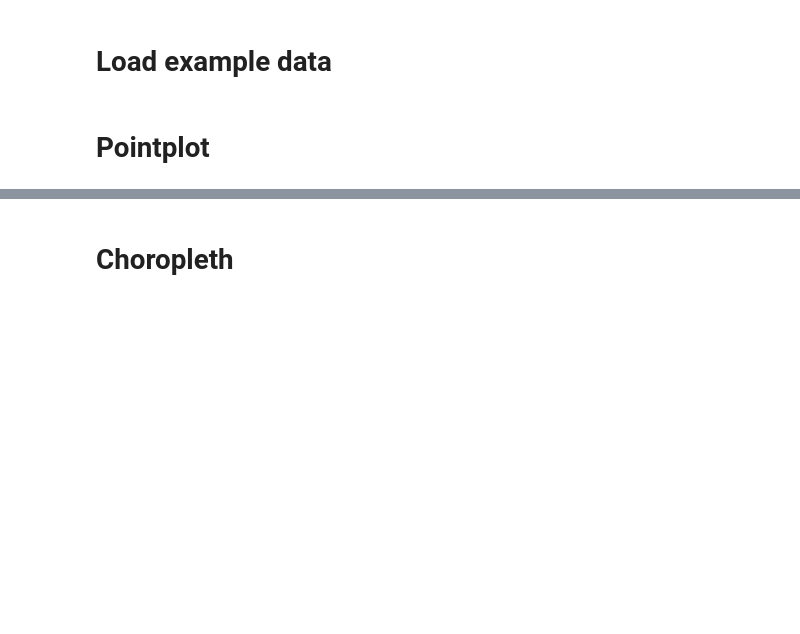
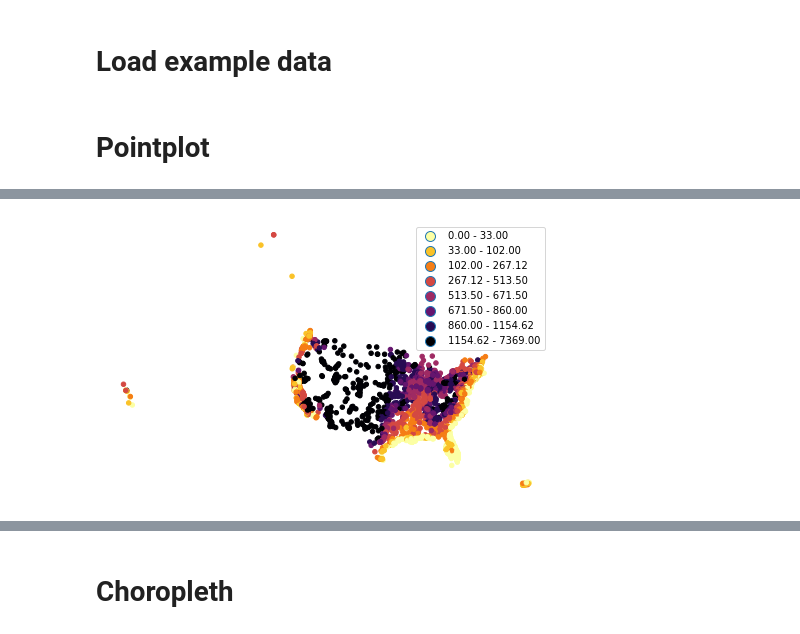
Before and after one commit to ResidentMario/geoplot, a Jupyter notebook: notebooks/generate-api-reference-images.ipynb, the cells around one changed output, grey strips where cells are left out. Saved outputs shown, nothing was run; the diff lists cells and outputs as text; code cells hidden in the pictures; blank space fills up the shorter version.

```diff
--- a/notebooks/generate-api-reference-images.ipynb
+++ b/notebooks/generate-api-reference-images.ipynb
@@ -66,4 +56,10 @@ plt.savefig('../figures/pointplot/pointplot-legend.png', **savefig_kwargs)
 # %%
-gplt.pointplot(cities, projection=gcrs.AlbersEqualArea(), hue='ELEV_IN_FT', legend=True, legend_labels=list('ABCDE'))
-plt.savefig('../figures/pointplot/pointplot-legend-labels.png', **savefig_kwargs)
+gplt.pointplot(
+    cities, projection=gcrs.AlbersEqualArea(),
+    hue='ELEV_IN_FT', k=8, cmap='inferno_r',
+    legend=True
+)
+plt.savefig('../figures/pointplot/pointplot-k.png', **savefig_kwargs)
+# %% [output]
+[figure, added]
 # %%
```
Also changed, not shown: parts of 24 cells of this notebook, 10 other files.
